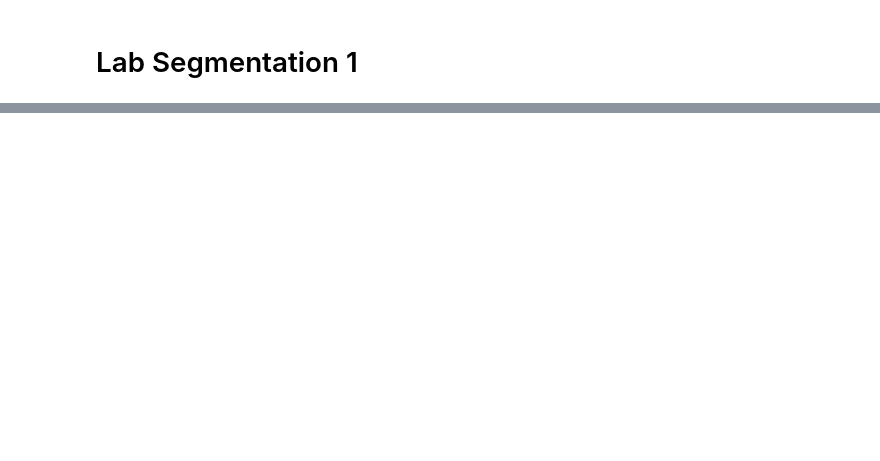
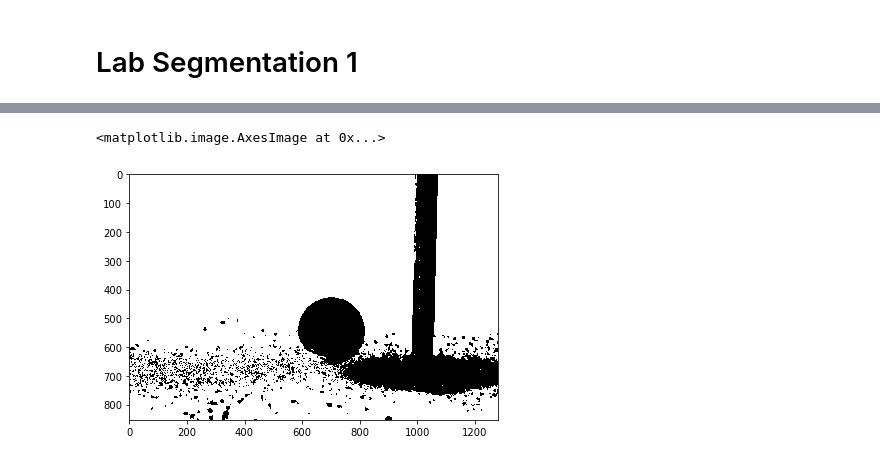
Before and after one commit to yasmineghanem/Image-Processing-Labs, a Jupyter notebook: Lab7-Segmentation1/lab07-std/lab07-std/Lab_Seg_1_STD.ipynb, the cells around one changed output, grey strips where cells are left out. Cells and saved outputs as stored; diff of their text form; code cells hidden in the pictures; blank space fills up the shorter version.

```diff
--- a/Lab7-Segmentation1/lab07-std/lab07-std/Lab_Seg_1_STD.ipynb
+++ b/Lab7-Segmentation1/lab07-std/lab07-std/Lab_Seg_1_STD.ipynb
@@ -32,2 +64,14 @@ golf_image = golf_image.astype(float)
+# %%
+# 5- Get an intuitive way(There is a very simple way) to make a mask that can get the pixels where the values of the dominating channels
+# have larger values than the other channels with an appropriate threshold
+
+# 6- display the binarized image
+
+res=np.zeros_like(G)
+res[np.logical_and((G >1.3*R), (G >B*1.3))] = 1
+io.imshow(res)
+# %% [output]
+<matplotlib.image.AxesImage at 0x...>
+[figure, added]
 # %%
 # 1- Get the required RGB color (Using a color picker)
```
Also changed, not shown: parts of 10 cells of this notebook.
